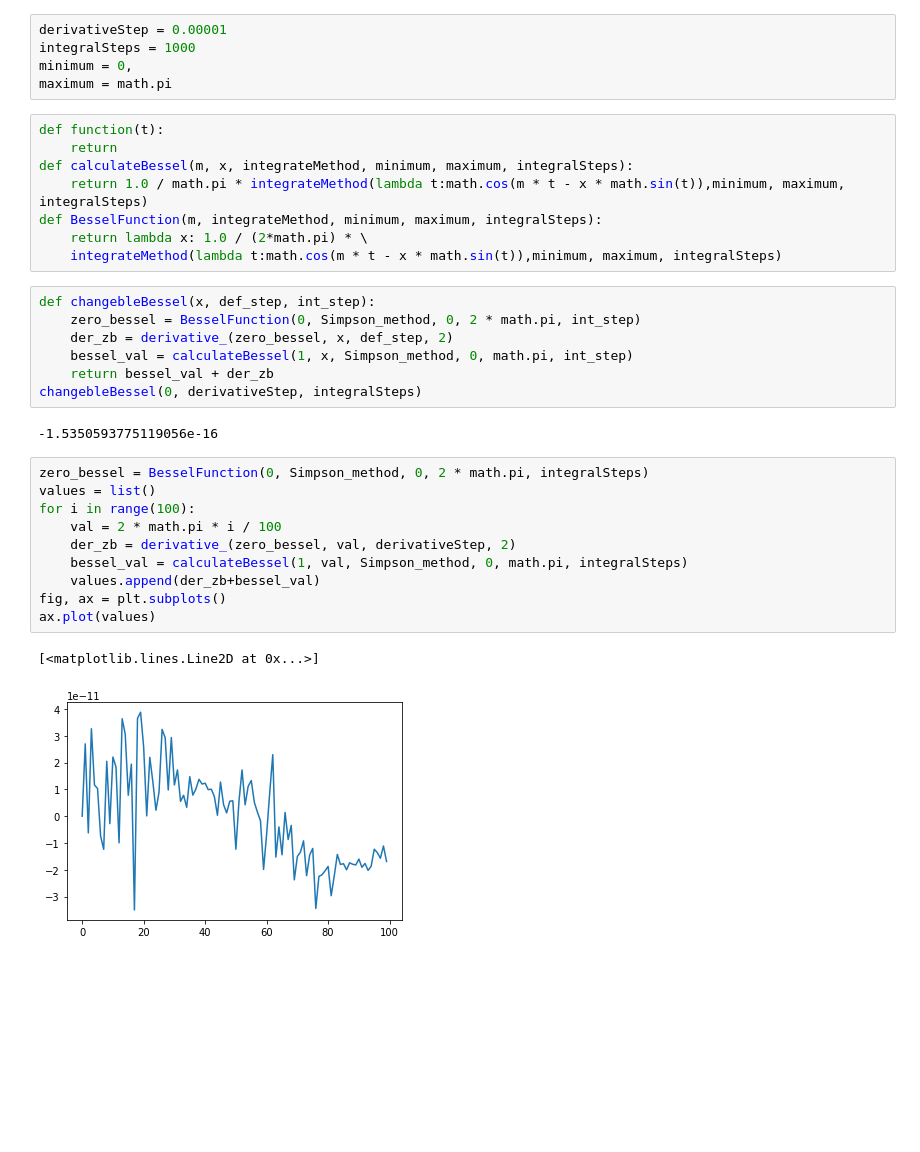
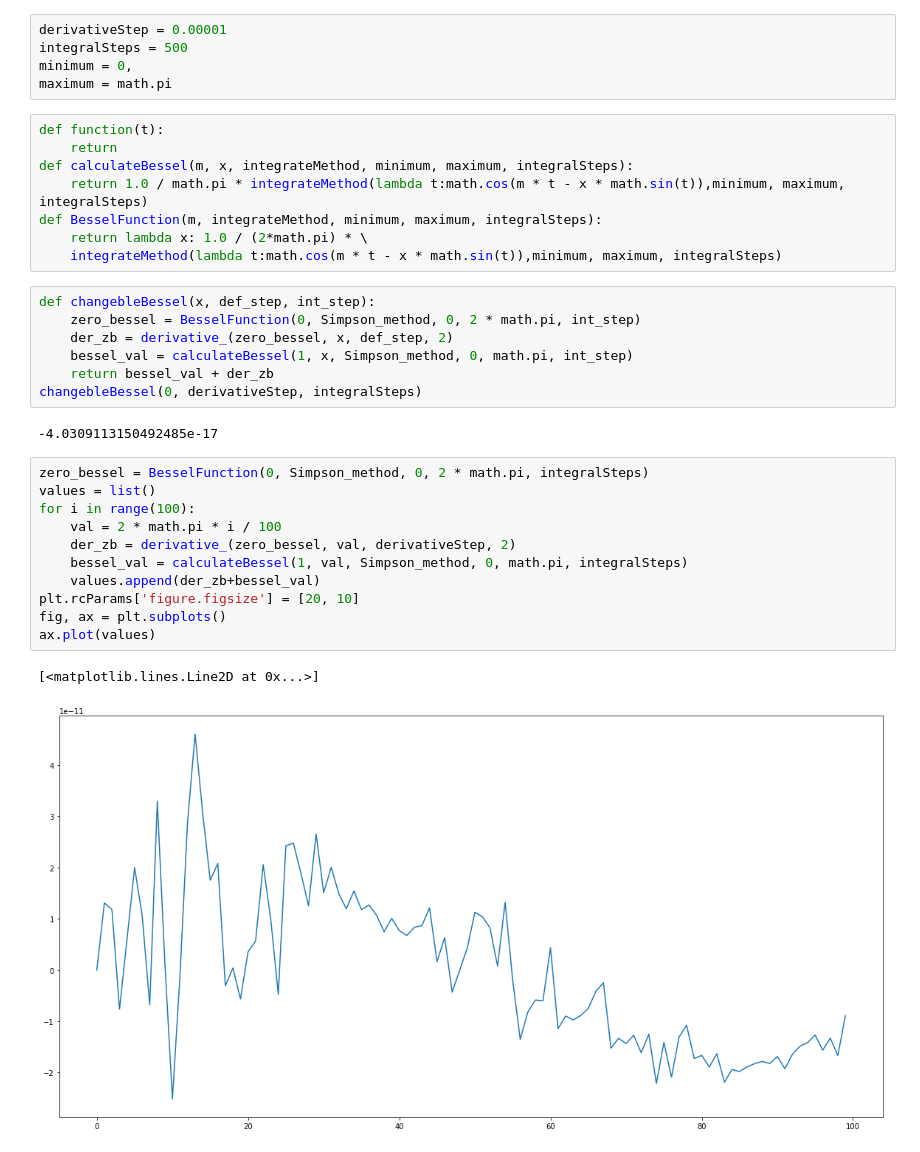
Before and after one commit to SkivHisink/BasicsOfComputationalPhysics, a Jupyter notebook: Task4Py/Task4.ipynb, the cells around one changed output. Cells and saved outputs as stored; diff of their text form; blank space fills up the shorter version.

```diff
--- a/Task4Py/Task4.ipynb
+++ b/Task4Py/Task4.ipynb
@@ -30,7 +30,7 @@ def derivative_(function, x, step, order):
     return result / order
 # %%
 derivativeStep = 0.00001
-integralSteps = 1000
+integralSteps = 500
 minimum = 0,
 maximum = math.pi
 # %%
@@ -49,17 +49,18 @@ def changebleBessel(x, def_step, int_step):
     return bessel_val + der_zb
 changebleBessel(0, derivativeStep, integralSteps)
 # %% [output]
--1.5350593775119056e-16
+-4.0309113150492485e-17
 # %%
 zero_bessel = BesselFunction(0, Simpson_method, 0, 2 * math.pi, integralSteps)
 values = list()
 for i in range(100):
     val = 2 * math.pi * i / 100
     der_zb = derivative_(zero_bessel, val, derivativeStep, 2)
     bessel_val = calculateBessel(1, val, Simpson_method, 0, math.pi, integralSteps)
     values.append(der_zb+bessel_val)
+plt.rcParams['figure.figsize'] = [20, 10]
 fig, ax = plt.subplots()
 ax.plot(values)
 # %% [output]
 [<matplotlib.lines.Line2D at 0x...>]
-[figure, old version]
+[figure, new version]
```
Also changed, not shown: 9 other files.
